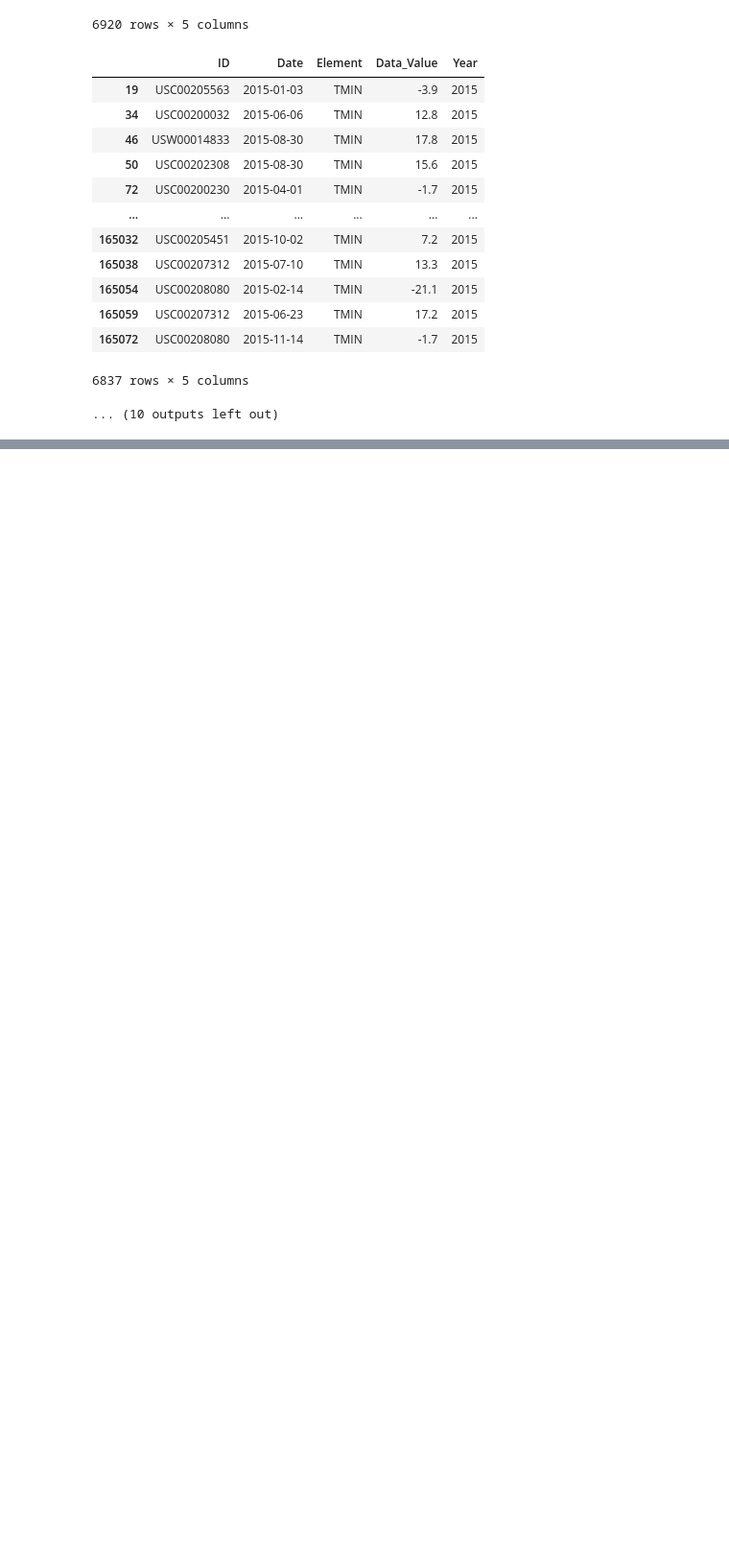
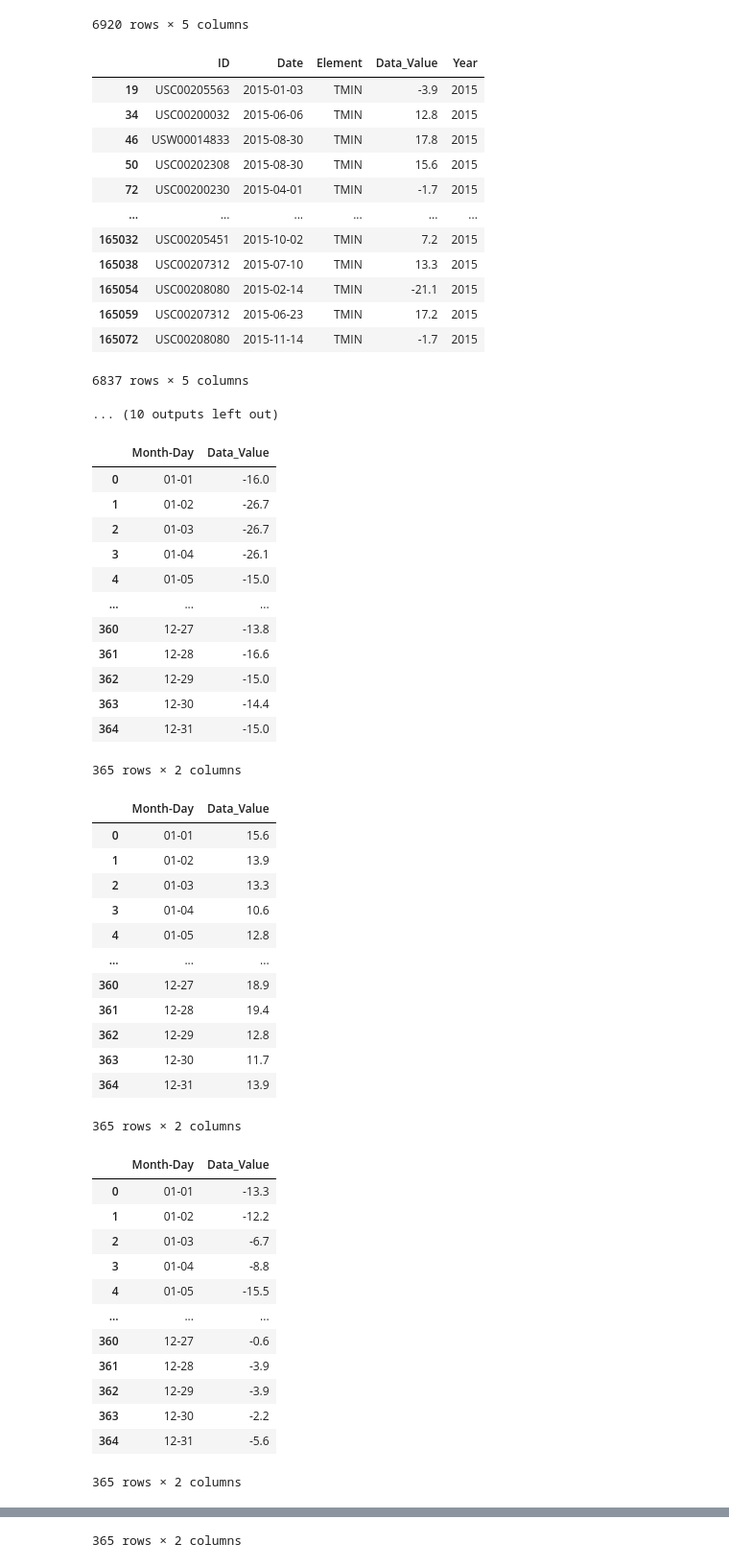
Before and after one commit to Zainab-Ayoub/plottingWeatherPattern, a Jupyter notebook: main.ipynb, the cells around one changed output, grey strips where cells are left out. Shown at 96% size. Saved outputs shown, nothing was run; the diff lists cells and outputs as text; code cells hidden in the pictures; blank space fills up the shorter version.

```diff
--- a/main.ipynb
+++ b/main.ipynb
@@ -193,3 +193,54 @@ display(tmin_2015)
 | 165072 | USC00208080 | 2015-11-14 | TMIN | -1.7 | 2015 |
 6837 rows × 5 columns
 ... (10 outputs left out)
+# %%
+# finding minimum and maximum values
+min_temp_decade = tmin_decade.groupby('Month-Day')['Data_Value'].min().reset_index()
+max_temp_decade = tmax_decade.groupby('Month-Day')['Data_Value'].max().reset_index()
+display(min_temp_decade)
+display(max_temp_decade)
+
+min_temp_2015 = tmin_2015.groupby('Month-Day')['Data_Value'].min().reset_index()
+max_temp_2015 = tmax_2015.groupby('Month-Day')['Data_Value'].max().reset_index()
+display(min_temp_2015)
+display(max_temp_2015)
+# %% [output]
+|  | Month-Day | Data_Value |
+| 0 | 01-01 | -16.0 |
+| 1 | 01-02 | -26.7 |
+| 2 | 01-03 | -26.7 |
+| 3 | 01-04 | -26.1 |
+| 4 | 01-05 | -15.0 |
+| ... | ... | ... |
+| 360 | 12-27 | -13.8 |
+| 361 | 12-28 | -16.6 |
+| 362 | 12-29 | -15.0 |
+| 363 | 12-30 | -14.4 |
+| 364 | 12-31 | -15.0 |
+365 rows × 2 columns
+|  | Month-Day | Data_Value |
+| 0 | 01-01 | 15.6 |
+| 1 | 01-02 | 13.9 |
+| 2 | 01-03 | 13.3 |
+| 3 | 01-04 | 10.6 |
+| 4 | 01-05 | 12.8 |
+| ... | ... | ... |
+| 360 | 12-27 | 18.9 |
+| 361 | 12-28 | 19.4 |
+| 362 | 12-29 | 12.8 |
+| 363 | 12-30 | 11.7 |
+| 364 | 12-31 | 13.9 |
+365 rows × 2 columns
+|  | Month-Day | Data_Value |
+| 0 | 01-01 | -13.3 |
+| 1 | 01-02 | -12.2 |
+| 2 | 01-03 | -6.7 |
+| 3 | 01-04 | -8.8 |
+| 4 | 01-05 | -15.5 |
+| ... | ... | ... |
+| 360 | 12-27 | -0.6 |
+| 361 | 12-28 | -3.9 |
+| 362 | 12-29 | -3.9 |
+| 363 | 12-30 | -2.2 |
+| 364 | 12-31 | -5.6 |
+365 rows × 2 columns
@@ -195,0 +259 @@ display(tmin_2015)
+365 rows × 2 columns
```
Also changed, not shown: parts of 3 cells of this notebook.
